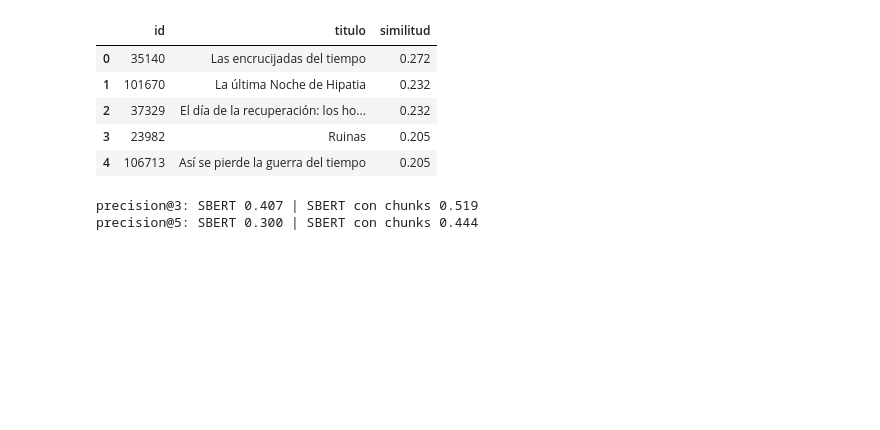
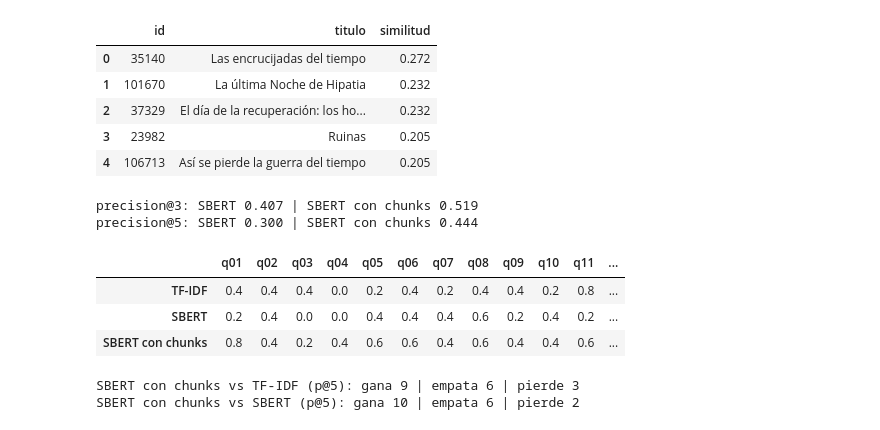
Before and after one commit to Franrnn/TUIA-NLP, a Jupyter notebook: src/TP2_Renna_Gomez_Ruiz_Esparza.ipynb, the cells around one changed output. Saved outputs shown, nothing was run; the diff lists cells and outputs as text; code cells hidden in the pictures; blank space fills up the shorter version.

```diff
--- a/src/TP2_Renna_Gomez_Ruiz_Esparza.ipynb
+++ b/src/TP2_Renna_Gomez_Ruiz_Esparza.ipynb
@@ -1783,6 +1799,22 @@ for k in [3, 5]:
 # %% [output]
 precision@3: SBERT 0.407 | SBERT con chunks 0.519
 precision@5: SBERT 0.300 | SBERT con chunks 0.444
+# %%
+# precision@5 de SBERT con chunks en cada consulta, y cuántas consultas gana, empata o pierde contra TF-IDF y contra SBERT sin chunks
+res5_chunks = pd.Series({qid: len(relevantes_de(q) & set(top_k_chunks(q["consulta"], 5))) / 5 for qid, q in queries.items()})
+res5_por_id = resultados[5].set_index("id")
+display(pd.DataFrame({"TF-IDF": res5_por_id["TF-IDF"], "SBERT": res5_por_id["SBERT"], "SBERT con chunks": res5_chunks}).T)
+
+for m in ["TF-IDF", "SBERT"]:
+    print(f"SBERT con chunks vs {m} (p@5): gana {(res5_chunks > res5_por_id[m]).sum()}"
+          f" | empata {(res5_chunks == res5_por_id[m]).sum()} | pierde {(res5_chunks < res5_por_id[m]).sum()}")
+# %% [output]
+|  | q01 | q02 | q03 | q04 | q05 | q06 | q07 | q08 | q09 | q10 | q11 | ... |
+| TF-IDF | 0.4 | 0.4 | 0.4 | 0.0 | 0.2 | 0.4 | 0.2 | 0.4 | 0.4 | 0.2 | 0.8 | ... |
+| SBERT | 0.2 | 0.4 | 0.0 | 0.0 | 0.4 | 0.4 | 0.4 | 0.6 | 0.2 | 0.4 | 0.2 | ... |
+| SBERT con chunks | 0.8 | 0.4 | 0.2 | 0.4 | 0.6 | 0.6 | 0.4 | 0.6 | 0.4 | 0.4 | 0.6 | ... |
+SBERT con chunks vs TF-IDF (p@5): gana 9 | empata 6 | pierde 3
+SBERT con chunks vs SBERT (p@5): gana 10 | empata 6 | pierde 2
 # %%
 ids_truncados = set(df_sinopsis.loc[df_sinopsis["n_tokens_sbert"] > limite, "id"])
 
```
Also changed, not shown: parts of 19 cells of this notebook, 4 other files.
